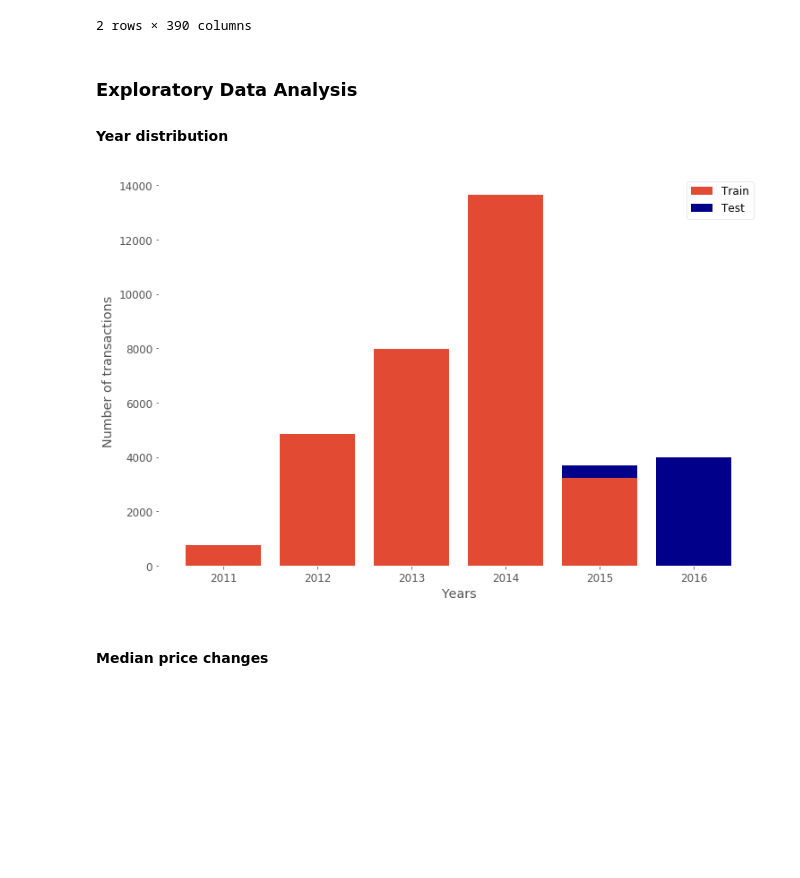
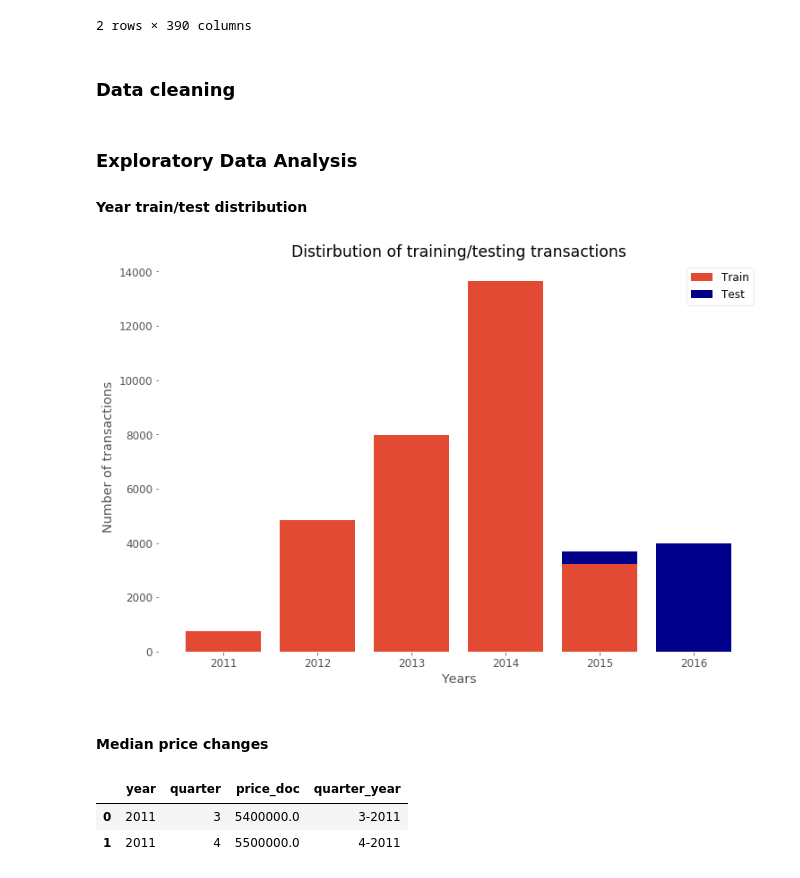
Before and after one commit to melaanya/twente-aml, a Jupyter notebook: project/eda/eda.ipynb, the cells around one changed output. Drawn from its saved outputs; the diff is of its cells as text; code cells hidden in the pictures; blank space fills up the shorter version.

Commit message:
add more data analysis

```diff
--- a/project/eda/eda.ipynb
+++ b/project/eda/eda.ipynb
@@ -109,9 +110,14 @@ df_train.head(2)
 | 0 | 2011-08-20 | 43 | 27.0 | 4.0 | NaN | NaN | NaN | NaN | NaN | NaN | ... |
 | 1 | 2011-08-23 | 34 | 19.0 | 3.0 | NaN | NaN | NaN | NaN | NaN | NaN | ... |
 2 rows × 390 columns
+# %% [markdown]
+### Data cleaning
+# %%
+df_train = df_train[df_train.full_sq < 5000]
+df_train = df_train[df_train.life_sq < 5000]
 # %% [markdown]
 ### Exploratory Data Analysis
-#### Year distribution
+#### Year train/test distribution
 # %%
 def split_timestamp(df):
     df.timestamp = pd.to_datetime(df.timestamp)
@@ -127,12 +134,23 @@ year_test_distr = df_test.groupby(by = 'year')['timestamp'].count()
 # %%
 fig = plt.figure()
 p1 = plt.bar(year_test_distr.index, year_test_distr, color='darkblue')
 p2 = plt.bar(year_train_distr.index, year_train_distr)
 plt.xlabel('Years')
 plt.ylabel('Number of transactions')
+plt.title('Distirbution of training/testing transactions')
 plt.legend((p2[0], p1[0]), ('Train', 'Test'))
 plt.show()
 # %% [output]
-[figure, old version]
+[figure, new version]
 # %% [markdown]
 #### Median price changes
+# %%
+price_train_distr = df_train.groupby(['year', 'quarter'])['price_doc'].median().reset_index()
+# price_train_distr['month_year'] = price_train_distr['month'].map(str) + price_train_distr['year']
+price_train_distr['quarter_year'] = price_train_distr[['quarter', 'year']].apply(lambda (x, y):
+                                                                             str(x) + '-' + str(y), axis=1)
+price_train_distr.head(2)
+# %% [output]
+|  | year | quarter | price_doc | quarter_year |
+| 0 | 2011 | 3 | 5400000.0 | 3-2011 |
+| 1 | 2011 | 4 | 5500000.0 | 4-2011 |
```
Also changed, not shown: parts of 6 cells of this notebook.
